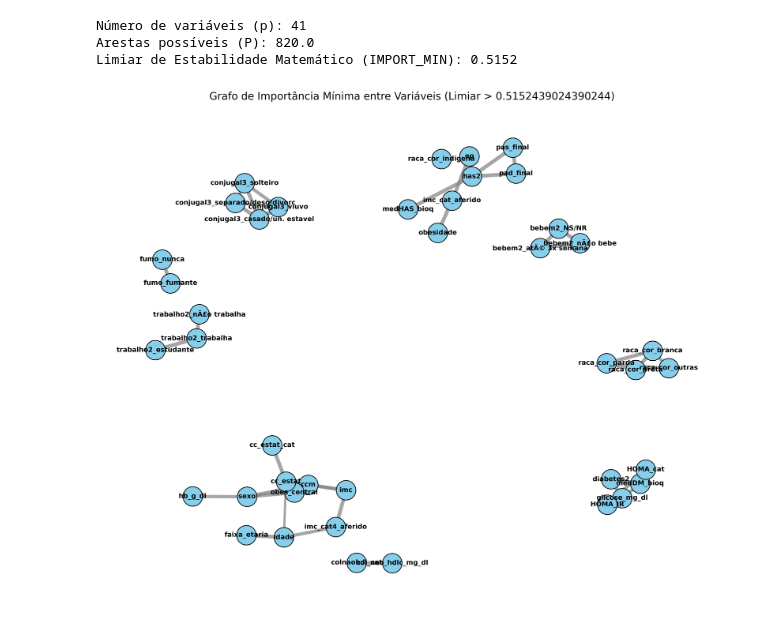
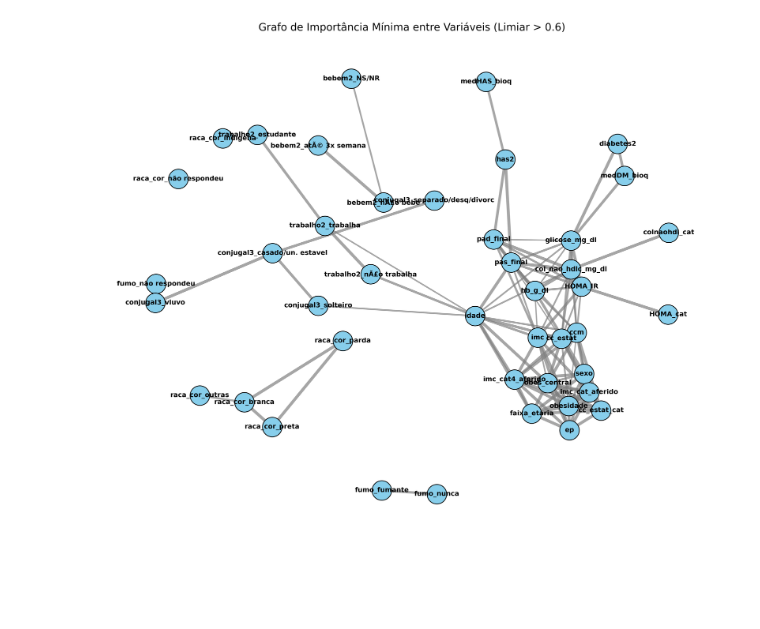
Before and after one commit to BenvenutiMateus/Genetica, a Jupyter notebook: Mateus/GRaFo.ipynb, the cells around one changed output. Drawn from its saved outputs; the diff is of its cells as text; code cells hidden in the pictures; blank space fills up the shorter version.

Commit message:
Adjusting grafo

```diff
--- a/Mateus/GRaFo.ipynb
+++ b/Mateus/GRaFo.ipynb
@@ -12,4 +16,5 @@ df = pd.read_csv('../banco_fenotipos_conformal.csv') # Load the phenotypic data
 df = df.drop(columns=['id','samplefilename', 'CP1','CP2','CP3','CP4','CP5','CP6']) # remove the id from the table
 colunas_categoricas = ['fumo', 'raca_cor', 'conjugal3', 'trabalho2', 'bebem2']
 df = pd.get_dummies(df, columns=colunas_categoricas, drop_first=True, dtype=int) # Turns the categorical columns into 0 and 1
+colunas_categoricas = [coluna for coluna in df.columns if df[coluna].nunique() < 6]
 # %%
@@ -108,6 +109,15 @@ def extrair_frequencia_estabilidade_grafo(
     return matriz_estabilidade
 # %%
 %%time
-q= 5
-matriz_final = extrair_frequencia_estabilidade_grafo(df, df.columns, 300, 8,0.4,q)
+# --- CÁLCULO DO LIMIAR DO ARTIGO ---
+p = len(df.columns)  # Número total de variáveis no seu dataset
+P = (p * (p - 1)) / 2  # Total de arestas possíveis em um grafo NÃO-DIRECIONADO
+EV = 1# Número esperado de falsos positivos que você tolera no grafo todo
+
+
+IMPORT_MIN = 0.6
+
+q= int(np.sqrt((2*IMPORT_MIN -1) * EV * P))
+print(q)
+matriz_import = extrair_frequencia_estabilidade_grafo(df, df.columns, 100, 20,100,q)
 # %% [output]
@@ -131,10 +141,10 @@ Wall time: 6min 42s
 # %%
-matriz_numpy = matriz_final.to_numpy()
+matriz_numpy = matriz_import.to_numpy()
 
 matriz_min = np.minimum(matriz_numpy,matriz_numpy.T)
 
 matriz_final = pd.DataFrame(
-    matriz_min, index=matriz_final.index, columns=matriz_final.columns
+    matriz_min, index=matriz_import.index, columns=matriz_import.columns
 )
 # %%
 matriz_final
@@ -160,19 +170,3 @@ matriz_final
-# %%
-# --- CÁLCULO DO LIMIAR DO ARTIGO ---
-p = len(df.columns)  # Número total de variáveis no seu dataset
-P = (p * (p - 1)) / 2  # Total de arestas possíveis em um grafo NÃO-DIRECIONADO
-EV = 1 # Número esperado de falsos positivos que você tolera no grafo todo
-
-# Fórmula do artigo isolando o limiar (pi_thr)
-IMPORT_MIN = 0.5 + ((q**2) / (2 * EV * P))
-
-print(f"Número de variáveis (p): {p}")
-print(f"Arestas possíveis (P): {P}")
-print(f"Limiar de Estabilidade Matemático (IMPORT_MIN): {IMPORT_MIN:.4f}")
-# %% [output]
-Número de variáveis (p): 41
-Arestas possíveis (P): 820.0
-Limiar de Estabilidade Matemático (IMPORT_MIN): 0.5152
 # %%
 Grafo = nx.from_pandas_adjacency(matriz_final, create_using=nx.Graph)
 
@@ -186,34 +180,35 @@ Grafo.remove_edges_from(arestas_para_remover)
 # Grafo.remove_nodes_from(list(nx.isolates(Grafo)))
 
 # --- ESTILIZAÇÃO DO GRAFO ---
 plt.figure(figsize=(12, 10), dpi=300)
 
-pos = nx.spring_layout(Grafo, weight='weight', iterations=200, k = 7/np.sqrt(len(Grafo)))
+pos = nx.spring_layout(Grafo, weight='weight', iterations=150, k = 10/np.sqrt(len(Grafo)))
 
 pesos = np.array([d["weight"] for u, v, d in Grafo.edges(data=True)])
 
 nx.draw_networkx_nodes(
-    Grafo, pos, node_size=700, node_color="skyblue", edgecolors="black"
+    Grafo, pos, node_size=700, node_color="skyblue", edgecolors="black",
 )
 
 if len(pesos) > 0:
-    espessura = (pesos/pesos.max())*5
+    espessura = ((pesos/pesos.max())*2)**2
 else:
     espessura = 5
 nx.draw_networkx_edges(
     Grafo, pos, width=espessura, edge_color="gray", alpha=0.7, arrows=False
 )
 
 
 # Desenha os Nomes das Variáveis
 nx.draw_networkx_labels(Grafo, pos, font_size=9, font_weight="bold")
 
 plt.title(
     f"Grafo de Importância Mínima entre Variáveis (Limiar > {IMPORT_MIN})",
     fontsize=14,
 )
 plt.axis("off")
 plt.tight_layout()
+plt.savefig('grafo2.png')
 plt.show()
 # %% [output]
-[figure, old version]
+[figure, new version]
```
Also changed, not shown: parts of 12 cells of this notebook, 5 other files.
